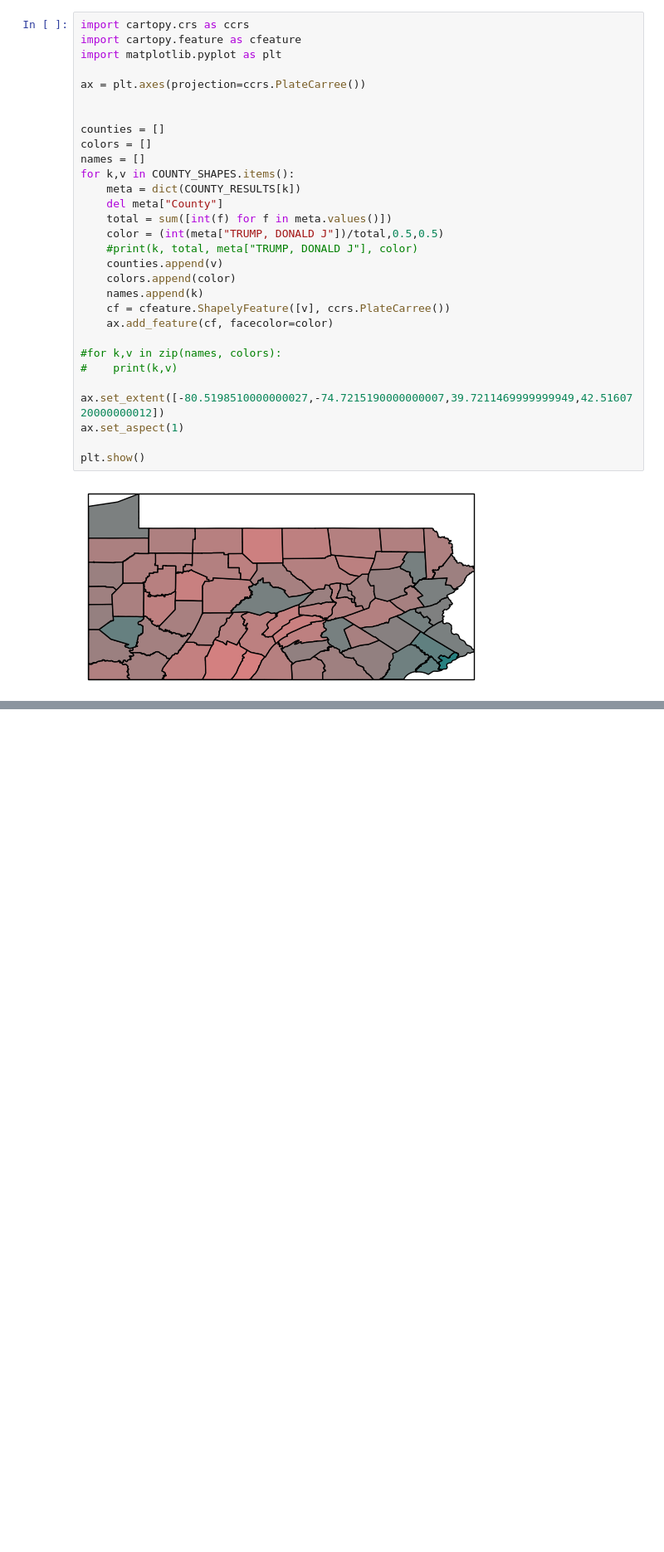
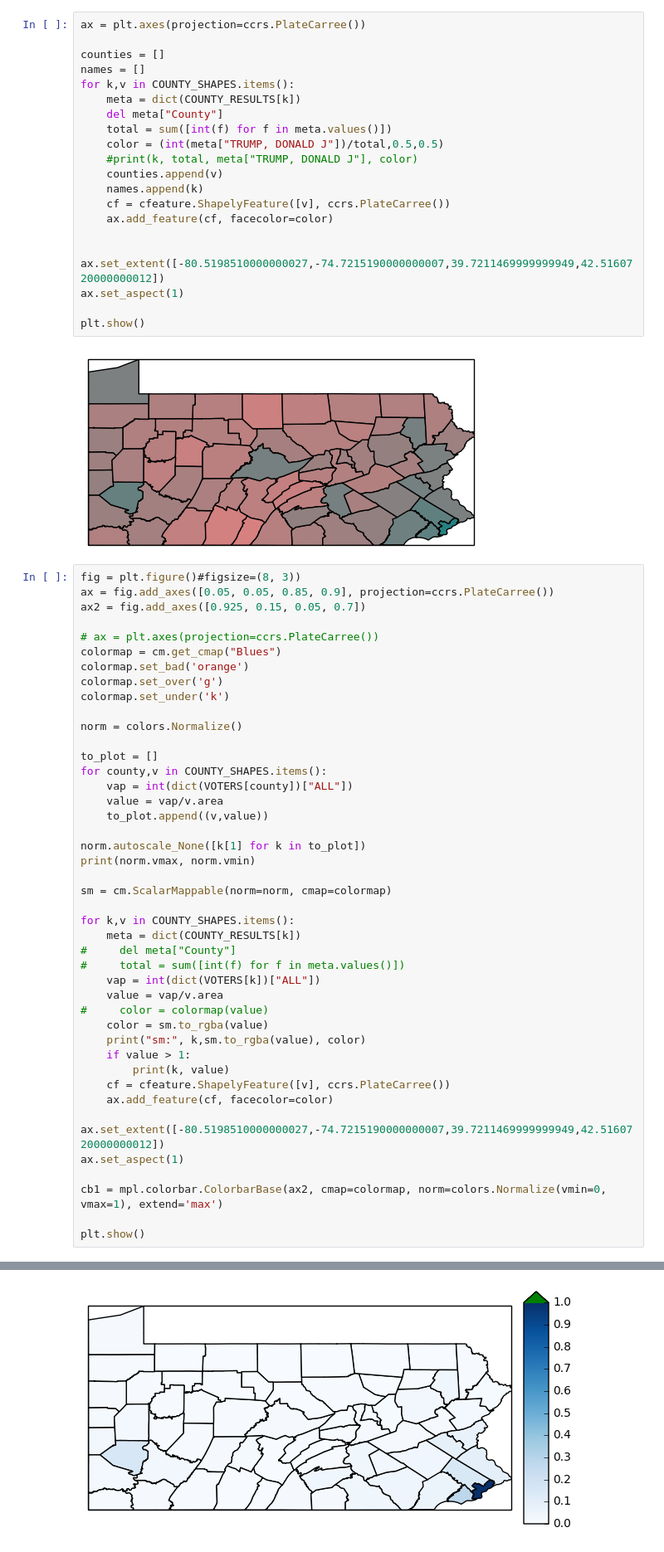
Before and after one commit to oderby/elections_2016, a Jupyter notebook: plot_pa.ipynb, the cells around one changed output, grey strips where cells are left out. Shown at 83% size. Cells and saved outputs as stored; diff of their text form; blank space fills up the shorter version.

Commit message:
checkpoing on 2d colormap work

```diff
--- a/plot_pa.ipynb
+++ b/plot_pa.ipynb
@@ -76,13 +74,7 @@ with open("PA/pa_registerd_voters_county.csv",'r') as f:
 # %%
-import cartopy.crs as ccrs
-import cartopy.feature as cfeature
-import matplotlib.pyplot as plt
-
 ax = plt.axes(projection=ccrs.PlateCarree())
 
-
 counties = []
-colors = []
 names = []
 for k,v in COUNTY_SHAPES.items():
     meta = dict(COUNTY_RESULTS[k])
@@ -91,13 +83,10 @@ for k,v in COUNTY_SHAPES.items():
     color = (int(meta["TRUMP, DONALD J"])/total,0.5,0.5)
     #print(k, total, meta["TRUMP, DONALD J"], color)
     counties.append(v)
-    colors.append(color)
     names.append(k)
     cf = cfeature.ShapelyFeature([v], ccrs.PlateCarree())
     ax.add_feature(cf, facecolor=color)
 
-#for k,v in zip(names, colors):
-#    print(k,v)
 
 ax.set_extent([-80.5198510000000027,-74.7215190000000007,39.7211469999999949,42.5160720000000012])
 ax.set_aspect(1)
@@ -105,3 +94,48 @@ ax.set_aspect(1)
 plt.show()
 # %% [output]
 [figure]
+# %%
+fig = plt.figure()#figsize=(8, 3))
+ax = fig.add_axes([0.05, 0.05, 0.85, 0.9], projection=ccrs.PlateCarree())
+ax2 = fig.add_axes([0.925, 0.15, 0.05, 0.7])
+
+# ax = plt.axes(projection=ccrs.PlateCarree())
+colormap = cm.get_cmap("Blues")
+colormap.set_bad('orange')
+colormap.set_over('g')
+colormap.set_under('k')
+
+norm = colors.Normalize()
+
+to_plot = []
+for county,v in COUNTY_SHAPES.items():
+    vap = int(dict(VOTERS[county])["ALL"])
+    value = vap/v.area
+    to_plot.append((v,value))
+
+norm.autoscale_None([k[1] for k in to_plot])
+print(norm.vmax, norm.vmin)
+
+sm = cm.ScalarMappable(norm=norm, cmap=colormap)
+
+for k,v in COUNTY_SHAPES.items():
+    meta = dict(COUNTY_RESULTS[k])
+#     del meta["County"]
+#     total = sum([int(f) for f in meta.values()])
+    vap = int(dict(VOTERS[k])["ALL"])
+    value = vap/v.area
+#     color = colormap(value)
+    color = sm.to_rgba(value)
+    print("sm:", k,sm.to_rgba(value), color)
+    if value > 1:
+        print(k, value)
+    cf = cfeature.ShapelyFeature([v], ccrs.PlateCarree())
+    ax.add_feature(cf, facecolor=color)
+
+ax.set_extent([-80.5198510000000027,-74.7215190000000007,39.7211469999999949,42.5160720000000012])
+ax.set_aspect(1)
+
+cb1 = mpl.colorbar.ColorbarBase(ax2, cmap=colormap, norm=colors.Normalize(vmin=0, vmax=1), extend='max')
+
+plt.show()
+# %% [output]
@@ -108 +159,2 @@ plt.show()
+[figure, added]
 # %%
```
Also changed, not shown: parts of 22 cells of this notebook, 2 other files.
